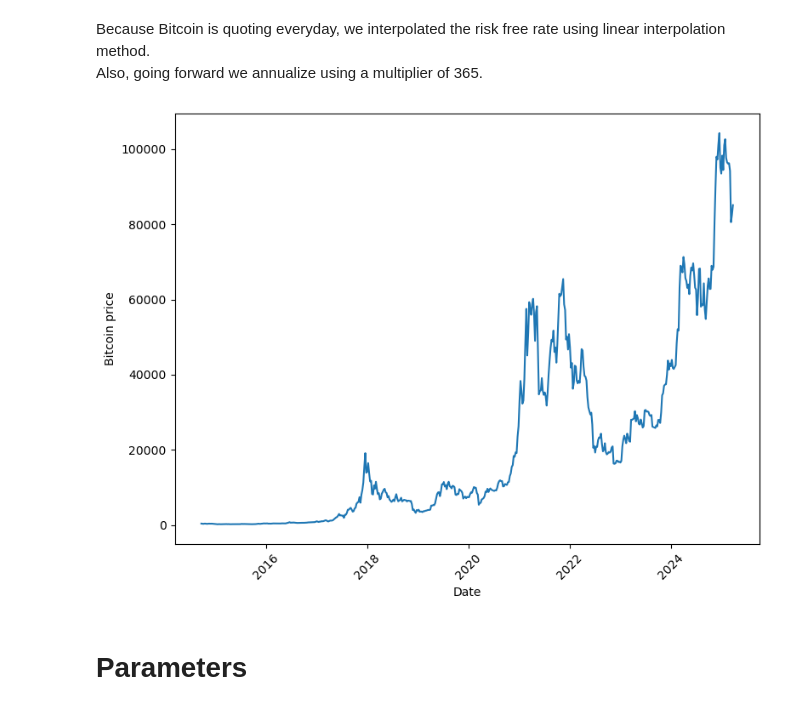
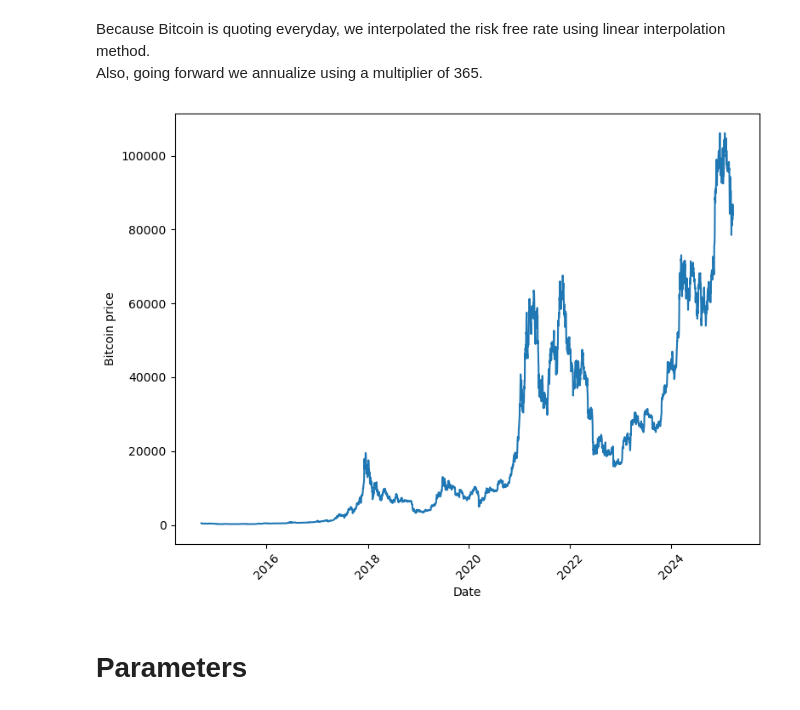
Before and after one commit to ugoescato/Applied-Master-Project, a Jupyter notebook: historical_analysis_daily.ipynb, the cells around one changed output. Drawn from its saved outputs; the diff is of its cells as text; code cells hidden in the pictures.

```diff
--- a/historical_analysis_daily.ipynb
+++ b/historical_analysis_daily.ipynb
@@ -50,14 +51,14 @@ Because Bitcoin is quoting everyday, we interpolated the risk free rate using li
 Also, going forward we annualize using a multiplier of 365.
 # %%
 plt.figure(figsize=(8, 6))
-plt.plot(btc_weekly)
+plt.plot(btc_daily)
 plt.xlabel('Date')
 plt.ylabel('Bitcoin price')
 plt.xticks(rotation=45)
 plt.tight_layout()
 plt.show()
 # %% [output]
-[figure, old version]
+[figure, new version]
 # %% [markdown]
 # Parameters
 # %% [markdown]
```
Also changed, not shown: parts of 21 cells of this notebook.
